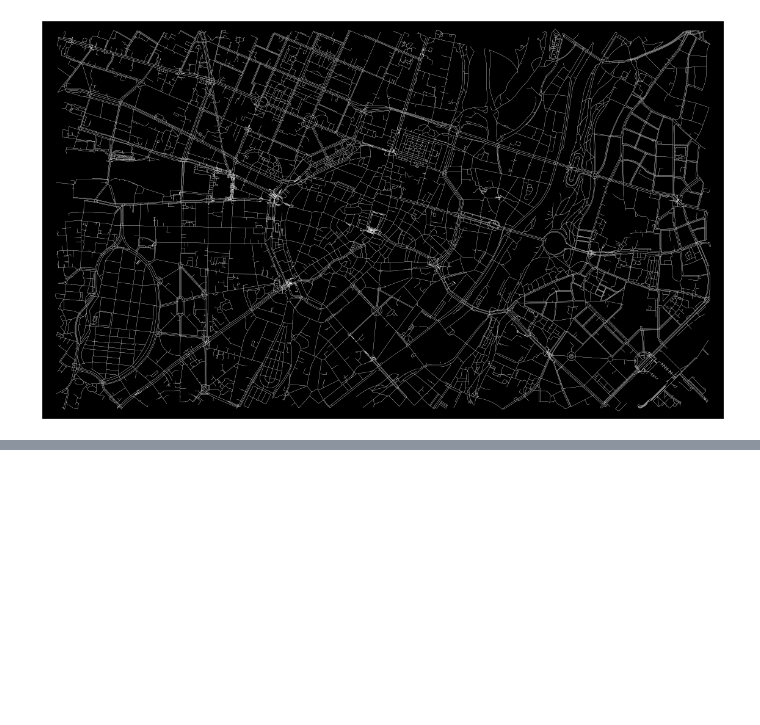
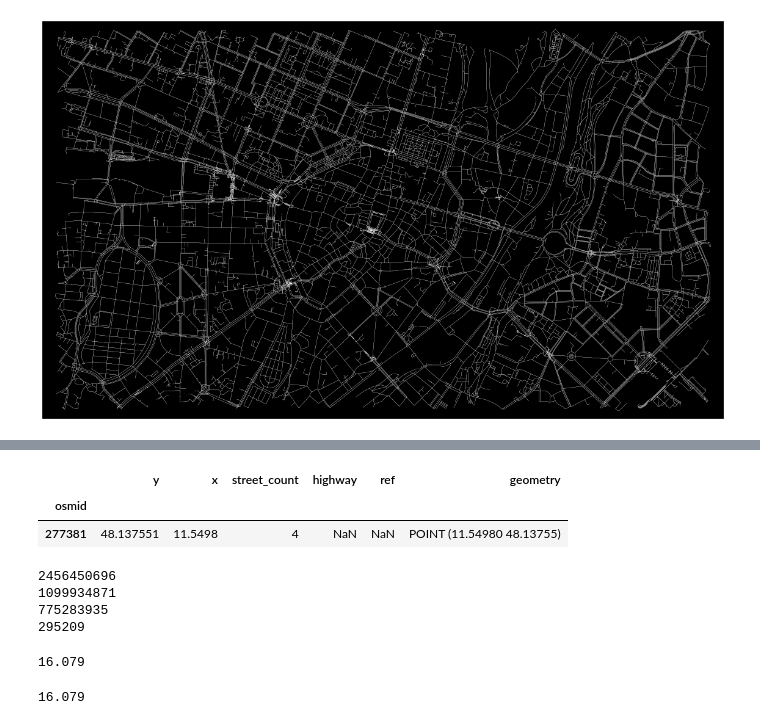
Before and after one commit to chiefmatias/Huwaei, a Jupyter notebook: main.ipynb, the cells around one changed output, grey strips where cells are left out. Saved outputs shown, nothing was run; the diff lists cells and outputs as text; code cells hidden in the pictures; blank space fills up the shorter version.

```diff
--- a/main.ipynb
+++ b/main.ipynb
@@ -35,0 +34,3 @@ extended_stats
+# %%
+# Gets the all the nodes and edges from a graph
+nodes, edges = ox.graph_to_gdfs(graph, nodes=True, edges=True)
@@ -35,0 +43,6 @@ extended_stats
+# %%
+nodes.head(1)
+# %% [output]
+|  | y | x | street_count | highway | ref | geometry |
+| osmid |  |  |  |  |  |  |
+| 277381 | 48.137551 | 11.5498 | 4 | NaN | NaN | POINT (11.54980 48.13755) |
@@ -35,0 +55,20 @@ extended_stats
+# %%
+#Gets the connected neighbors
+for node in nx.neighbors(graph,277381):
+    print(node)
+# %% [output]
+2456450696
+1099934871
+775283935
+295209
+# %%
+#Gets the path between two nodes length
+path = [2456450696, 277381]
+nx.path_weight(graph, path, "length")
+# %% [output]
+16.079
+# %%
+#Gets the path between two nodes length but in a different way
+graph[2456450696][277381][0]["length"]
+# %% [output]
+16.079
```
Also changed, not shown: parts of 8 cells of this notebook, 1 other file.
